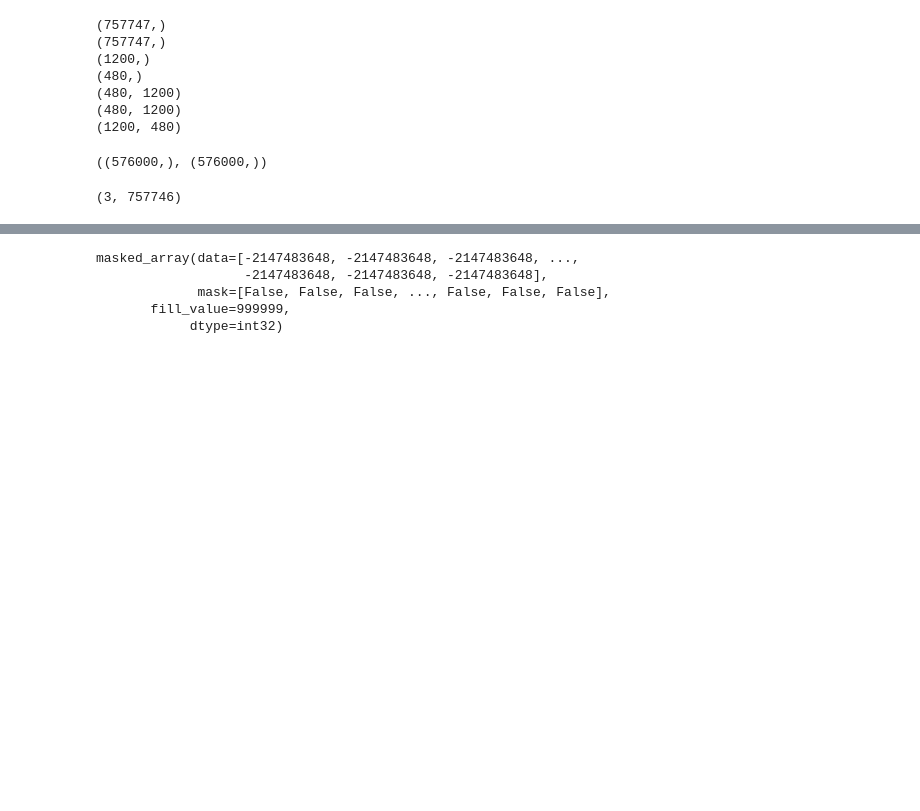
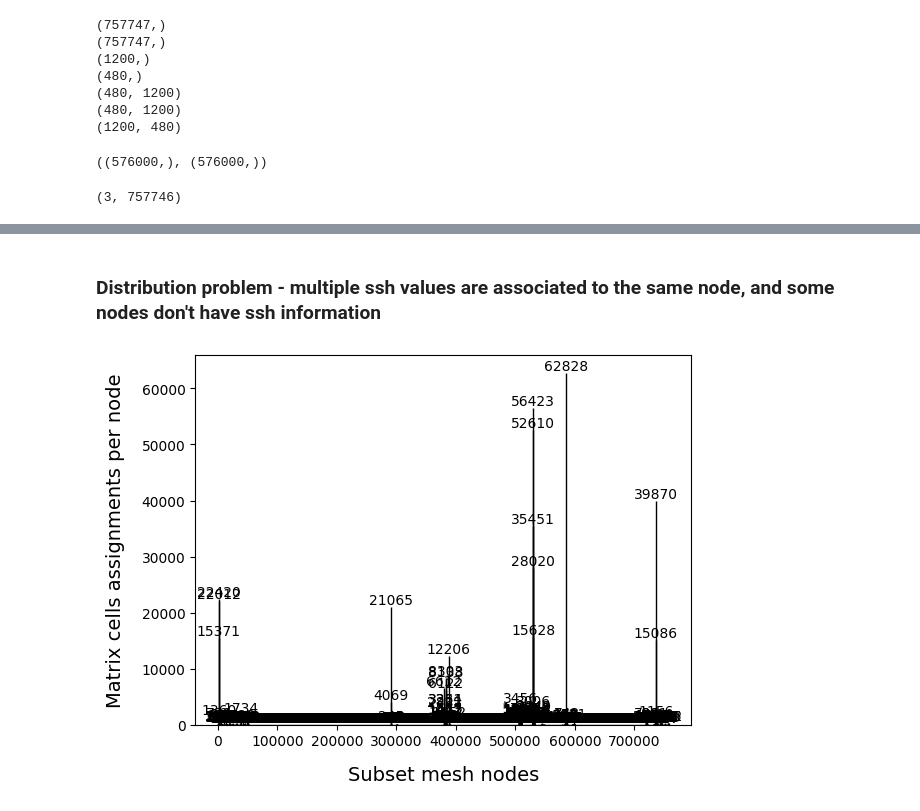
Before and after one commit to HPCI-Lab/eddiesML, a Jupyter notebook: src/pre_processing.ipynb, the cells around one changed output, grey strips where cells are left out. Drawn from its saved outputs; the diff is of its cells as text; code cells hidden in the pictures; blank space fills up the shorter version.

Commit message:
Translation of KNN-found indices to the mesh partially solved, to be continued

```diff
--- a/src/pre_processing.ipynb
+++ b/src/pre_processing.ipynb
@@ -339,8 +407,12 @@ min(inds), max(inds)
+# %% [markdown]
+### Distribution problem - multiple ssh values are associated to the same node, and some nodes don't have ssh information
 # %%
-data_interpolated
+bins = np.unique(inds)
+counts, edges, bars = plt.hist(inds, bins=bins, edgecolor='black')
+plt.xlabel("Subset mesh nodes", labelpad=12, fontsize=14)
+plt.ylabel("Matrix cells assignments per node", labelpad=12, fontsize=14)
+#plt.xticks(bins, rotation=50)
+plt.bar_label(bars)
+plt.show()
 # %% [output]
-masked_array(data=[-2147483648, -2147483648, -2147483648, ...,
-                   -2147483648, -2147483648, -2147483648],
-             mask=[False, False, False, ..., False, False, False],
-       fill_value=999999,
-            dtype=int32)
+[figure, added]
```
Also changed, not shown: parts of 3 cells of this notebook.
